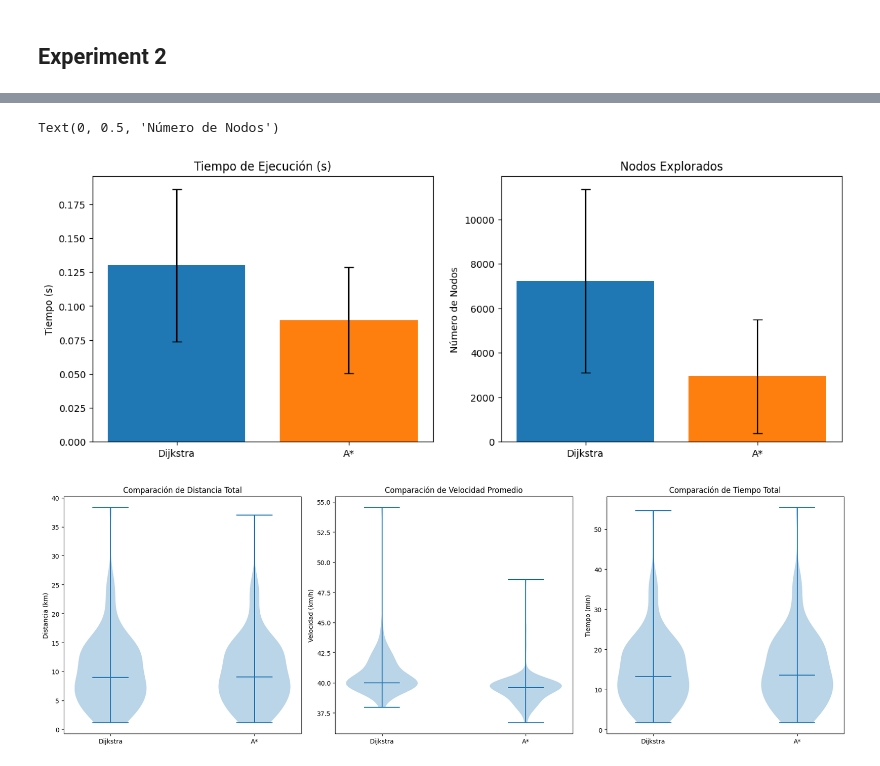
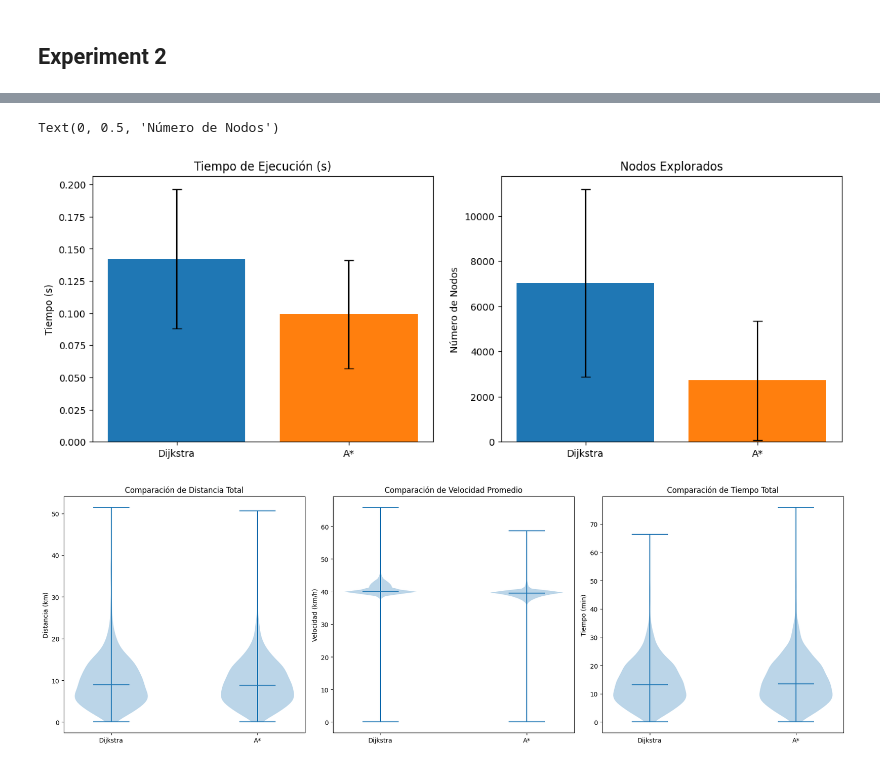
Before and after one commit to HugoAlejandro2002/IA-Project, a Jupyter notebook: pathfinding.ipynb, the cells around one changed output, grey strips where cells are left out. Saved outputs shown, nothing was run; the diff lists cells and outputs as text; code cells hidden in the pictures.

```diff
--- a/pathfinding.ipynb
+++ b/pathfinding.ipynb
@@ -362,7 +360,7 @@ import matplotlib.pyplot as plt
 import numpy as np
 
 
-n_runs = 100
+n_runs = 2000
 
 
 for _ in range(n_runs):
@@ -388,34 +386,34 @@ for _ in range(n_runs):
     results['A*']['distances'].append(dist_astar)
     results['A*']['avg_speeds'].append(avg_speed_astar)
     results['A*']['total_times'].append(total_time_astar)
 
 # Función para calcular promedio y desviación estándar
 def mean_and_std(values):
     return np.mean(values), np.std(values)
 
 # Visualización de los resultados
 fig, axs = plt.subplots(1, 2, figsize=(14, 5))
 
 # Tiempos de ejecución
 times_dijkstra = [mean_and_std(results['Dijkstra']['times'])]
 times_astar = [mean_and_std(results['A*']['times'])]
 
 axs[0].bar('Dijkstra', times_dijkstra[0][0], yerr=times_dijkstra[0][1], capsize=5)
 axs[0].bar('A*', times_astar[0][0], yerr=times_astar[0][1], capsize=5)
 axs[0].set_title('Tiempo de Ejecución (s)')
 axs[0].set_ylabel('Tiempo (s)')
 
 # Nodos explorados
 explored_dijkstra = [mean_and_std(results['Dijkstra']['explored_nodes'])]
 explored_astar = [mean_and_std(results['A*']['explored_nodes'])]
 
 axs[1].bar('Dijkstra', explored_dijkstra[0][0], yerr=explored_dijkstra[0][1], capsize=5)
 axs[1].bar('A*', explored_astar[0][0], yerr=explored_astar[0][1], capsize=5)
 axs[1].set_title('Nodos Explorados')
 axs[1].set_ylabel('Número de Nodos')
 # %% [output]
 Text(0, 0.5, 'Número de Nodos')
-[figure, old version]
+[figure, new version]
 # %%
 # Prepara los datos para los diagramas de violín
 distances = [results['Dijkstra']['distances'], results['A*']['distances']]
@@ -449,7 +447,7 @@ axs[2].set_xticklabels(['Dijkstra', 'A*'])
 plt.tight_layout()
 plt.show()
 # %% [output]
-[figure, old version]
+[figure, new version]
 # %%
 import matplotlib.pyplot as plt
 
```
Also changed, not shown: parts of 10 cells of this notebook, 3 other files.
